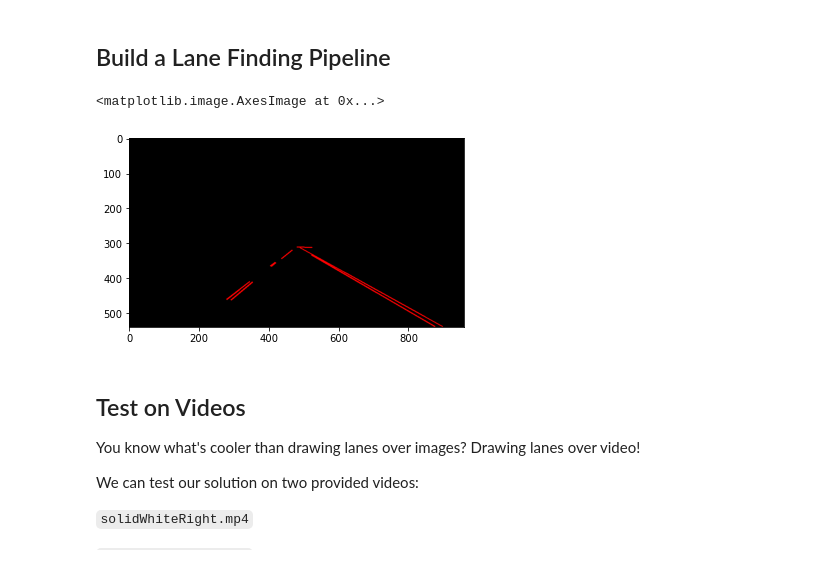
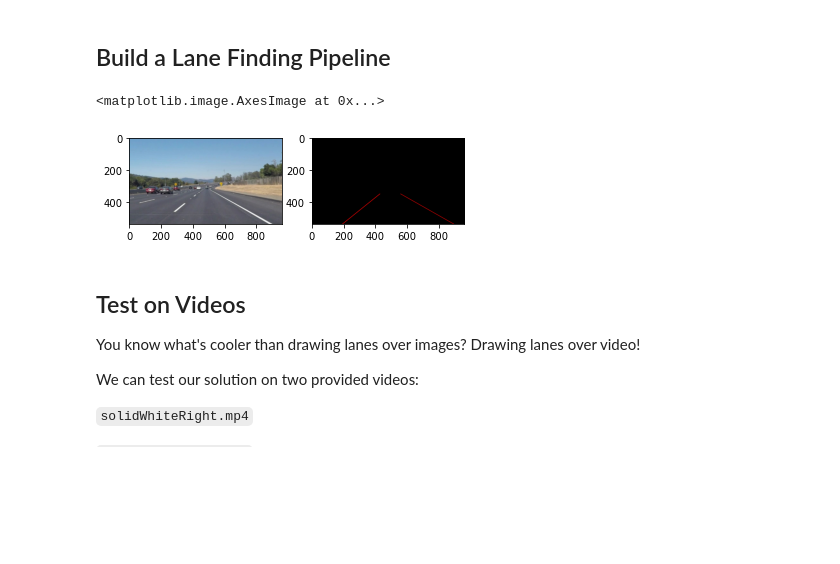
Before and after one commit to Anish97/Lane-Detection, a Jupyter notebook: P1.ipynb, the cells around one changed output. Drawn from its saved outputs; the diff is of its cells as text; code cells hidden in the pictures; blank space fills up the shorter version.

Commit message:
extrapolated lanes added

```diff
--- a/P1.ipynb
+++ b/P1.ipynb
@@ -125,7 +125,7 @@ def region_of_interest(img, vertices):
     return masked_image
 
 
-def draw_lines(img, lines, color=[255, 0, 0], thickness=2):
+def draw_lines_old(img, lines, color=[255, 0, 0], thickness=2):
     """
     NOTE: this is the function you might want to use as a starting point once you want to
     average/extrapolate the line segments you detect to map out the full
@@ -145,6 +145,36 @@ def draw_lines(img, lines, color=[255, 0, 0], thickness=2):
     for line in lines:
         for x1,y1,x2,y2 in line:
             cv2.line(img, (x1, y1), (x2, y2), color, thickness)
+
+def draw_lines(img, lines, color=[255, 0, 0], thickness=2):
+    """
+    Think about things like separating line segments by their
+    slope ((y2-y1)/(x2-x1)) to decide which segments are part of the left
+    line vs. the right line.  Then, you can average the position of each of
+    the lines and extrapolate to the top and bottom of the lane.
+    """
+    left_lane, right_lane = [],[]
+    for line in lines:
+        for x1,y1,x2,y2 in line:
+            if x1==x2:
+                continue
+            elif (y1-y2)/(x1-x2)<0:
+                left_lane.append((x1,y1))
+                left_lane.append((x2,y2))
+            else:
+                right_lane.append((x1,y1))
+                right_lane.append((x2,y2))
+    w,h,_ = img.shape
+    if len(left_lane)>1:
+        x = [a[0] for a in left_lane]
+        y = [a[1] for a in left_lane]
+        m,b = np.polyfit(x,y, 1)
+        cv2.line(img, (int((h-b)/m),h), (int((0.6*w-b)/m),int(0.6*w)), color, thickness)
+    if len(right_lane)>1:
+        x = [a[0] for a in right_lane]
+        y = [a[1] for a in right_lane]
+        m,b = np.polyfit(x,y, 1)
+        cv2.line(img, (int((h-b)/m),h), (int((0.6*w-b)/m),int(0.6*w)), color, thickness)
 
 def hough_lines(img, rho, theta, threshold, min_line_len, max_line_gap):
     """
@@ -192,19 +224,23 @@ os.listdir("test_images/")
 # %%
 # TODO: Build your pipeline that will draw lane lines on the test_images
 # then save them to the test_images_output directory.
 img_name = os.listdir("test_images/")[0]
 img = mpimg.imread('test_images/'+img_name)
 blur_img = gaussian_blur(img,3)
 gray_img = grayscale(blur_img)
 canny_img = canny(gray_img,10,200)
 
-vertices=np.array([[[0,540],[480,270],[960,540]]],dtype=np.int32)
+vertices=np.array([[[0,540],[400,350],[560,350],[960,540]]],dtype=np.int32)
 roi = region_of_interest(canny_img,vertices)
-result = hough_lines(roi,1,1.0/360,50,10,10)
+result = hough_lines(roi,1,1.0/360,30,10,5)
+plt.figure()
+plt.subplot(1,2,1)
+plt.imshow(img)
+plt.subplot(1,2,2)
 plt.imshow(result, cmap='gray')
 # %% [output]
 <matplotlib.image.AxesImage at 0x...>
-[figure, old version]
+[figure, new version]
 # %% [markdown]
 ## Test on Videos
 
```
Also changed, not shown: parts of 6 cells of this notebook, 3 other files.
